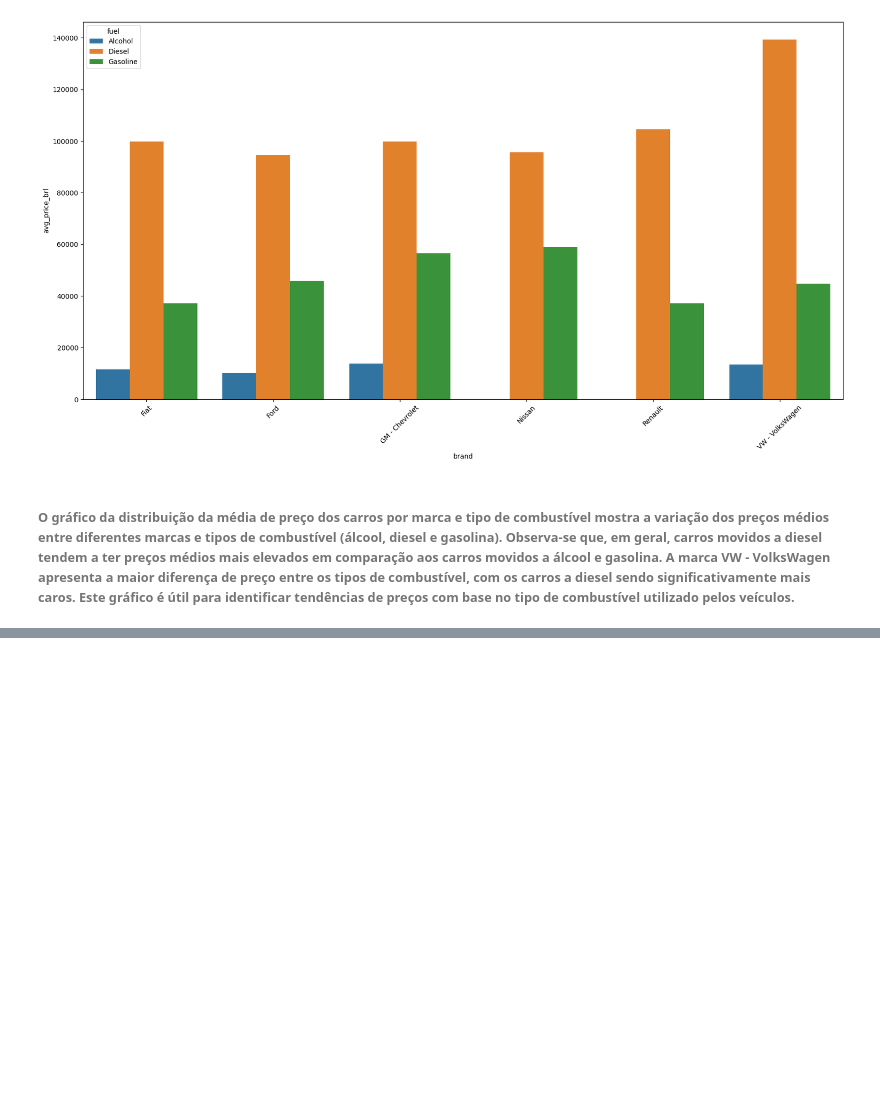
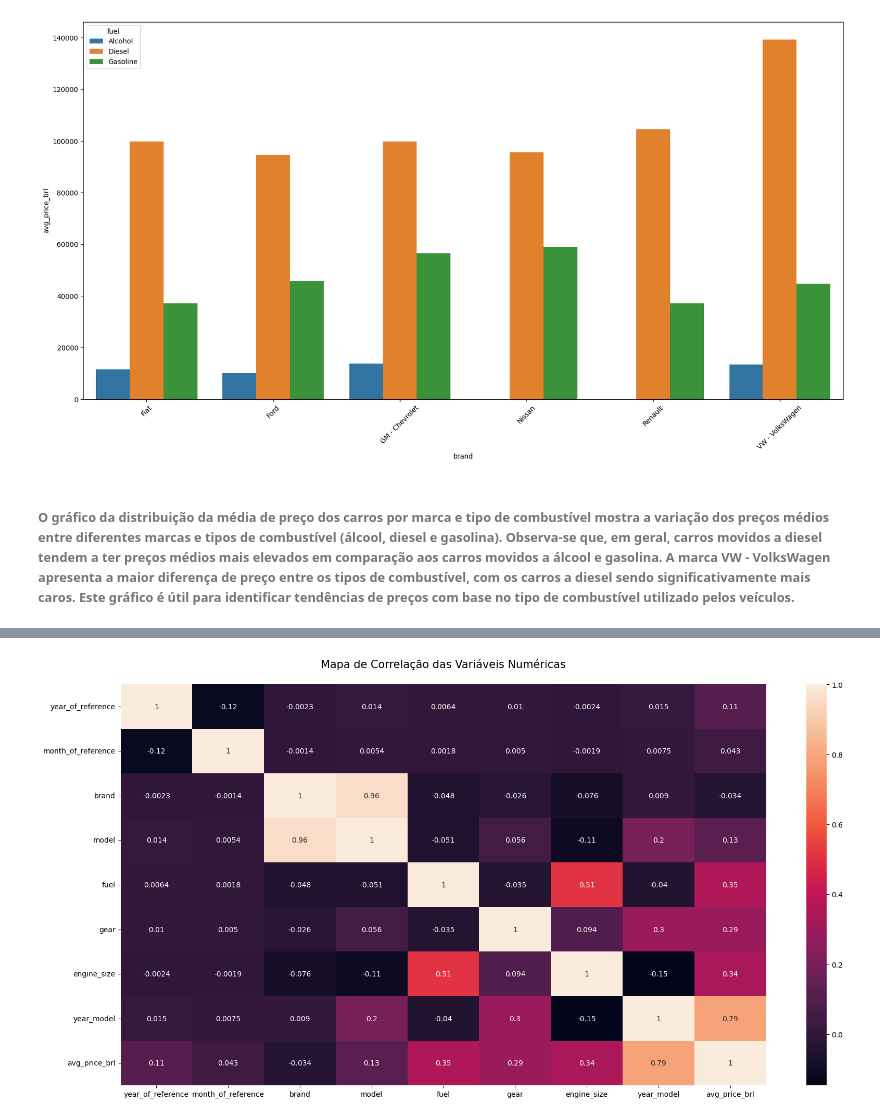
Before and after one commit to renato130182/Trabalho-IAA0002-LPA, a Jupyter notebook: script.ipynb, the cells around one changed output, grey strips where cells are left out. Saved outputs shown, nothing was run; the diff lists cells and outputs as text; code cells hidden in the pictures; blank space fills up the shorter version.

```diff
--- a/script.ipynb
+++ b/script.ipynb
@@ -273,0 +285,6 @@ plt.show()
+# %%
+
+# Convertendo os valores de ano de referencia para inteiro
+dados['year_of_reference'] = dados['year_of_reference'].astype(int)
+# Convertendo os valores de ano do modelo para inteiro
+dados['year_model'] = dados['year_model'].astype(int)
@@ -273,0 +384,16 @@ plt.show()
+# %%
+# converter a gear para numeros e vice-versa
+Array_gear = dados['gear'].unique()
+mapa_gear = {mes: i+1 for i, mes in enumerate(Array_gear)}
+mapa_gear_inverso = {v: k for k, v in mapa_gear.items()}
+# Função para converter fuel para número
+def gear_para_numero(df, coluna='gear'):
+    df[coluna] = df[coluna].replace(mapa_gear)
+    return df
+
+# Função para converter número para fuel
+def numero_para_gear(df, coluna='gear'):
+    df[coluna] = df[coluna].replace(mapa_gear_inverso)
+    return df
+dados = gear_para_numero(dados)
+dados.head()
@@ -273,0 +407,7 @@ plt.show()
+# %%
+# verificando se existem valores nulos na coluna engine_size
+dados['engine_size'].isna().any()
+# Converter engine_size para float
+# Verificar se a conversão foi realizada com sucesso
+dados['engine_size'] = dados['engine_size'].replace(',', '.', regex=True).astype(float)
+dados.dtypes
@@ -273,0 +426,4 @@ plt.show()
+# %%
+# Variável dados_num contém apenas variáveis numéricas de interesse (exclui o restante)
+dados_num = dados.drop(['fipe_code'],axis = 1)
+dados_num.head()
@@ -273,0 +437,8 @@ plt.show()
+# %%
+# Mapa de correlação das variáveis numéricas com variável Target
+plt.figure(figsize=(20,10))
+sns.heatmap(dados_num.corr("spearman"), annot = True)
+plt.title("Mapa de Correlação das Variáveis Numéricas\n", fontsize = 15)
+plt.show()
+# %% [output]
+[figure, added]
```
Also changed, not shown: parts of 25 cells of this notebook, 2 other files.
